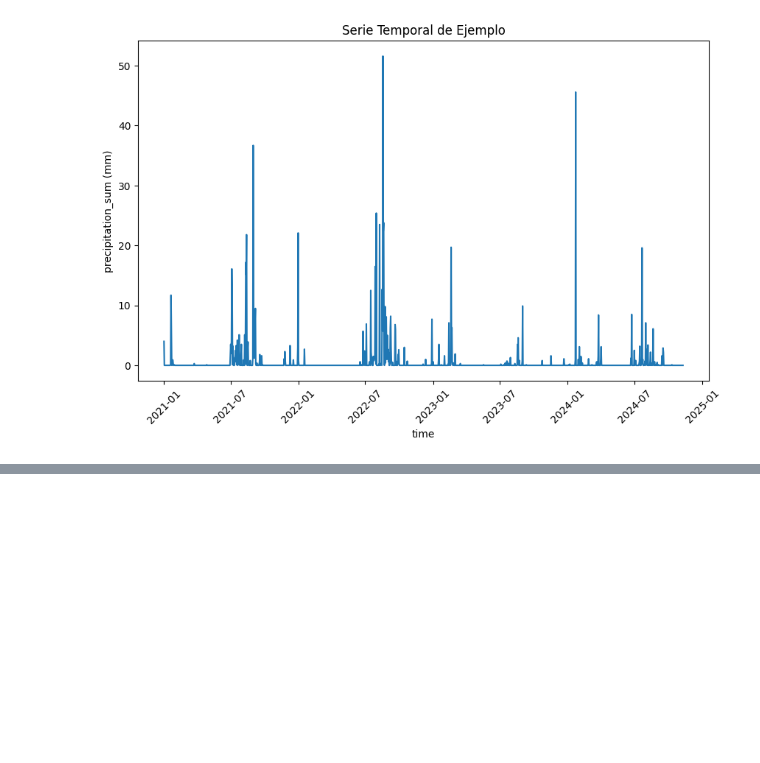
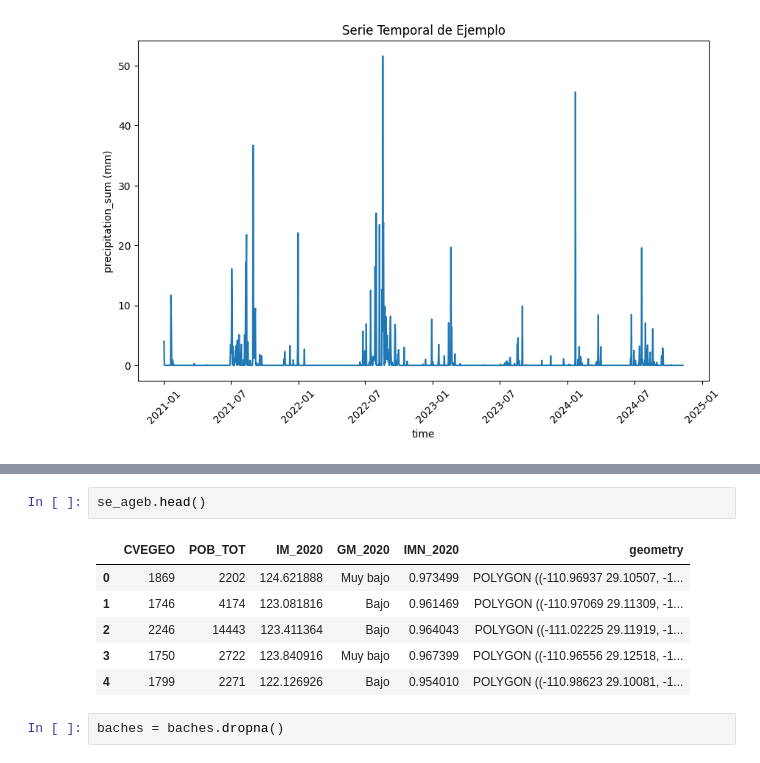
Before and after one commit to BSM-Analytics/proyecto-baches-hmo, a Jupyter notebook: notebooks/3.4_sbr_an_exp_precipitacion.ipynb, the cells around one changed output, grey strips where cells are left out. Saved outputs shown, nothing was run; the diff lists cells and outputs as text; blank space fills up the shorter version.

```diff
--- a/notebooks/3.4_sbr_an_exp_precipitacion.ipynb
+++ b/notebooks/3.4_sbr_an_exp_precipitacion.ipynb
@@ -108,0 +120,11 @@ plt.show()
+# %%
+se_ageb.head()
+# %% [output]
+|  | CVEGEO | POB_TOT | IM_2020 | GM_2020 | IMN_2020 | geometry |
+| 0 | 1869 | 2202 | 124.621888 | Muy bajo | 0.973499 | POLYGON ((-110.96937 29.10507, -1... |
+| 1 | 1746 | 4174 | 123.081816 | Bajo | 0.961469 | POLYGON ((-110.97069 29.11309, -1... |
+| 2 | 2246 | 14443 | 123.411364 | Bajo | 0.964043 | POLYGON ((-111.02225 29.11919, -1... |
+| 3 | 1750 | 2722 | 123.840916 | Muy bajo | 0.967399 | POLYGON ((-110.96556 29.12518, -1... |
+| 4 | 1799 | 2271 | 122.126926 | Bajo | 0.954010 | POLYGON ((-110.98623 29.10081, -1... |
+# %%
+baches = baches.dropna()
```
Also changed, not shown: parts of 15 cells of this notebook.
